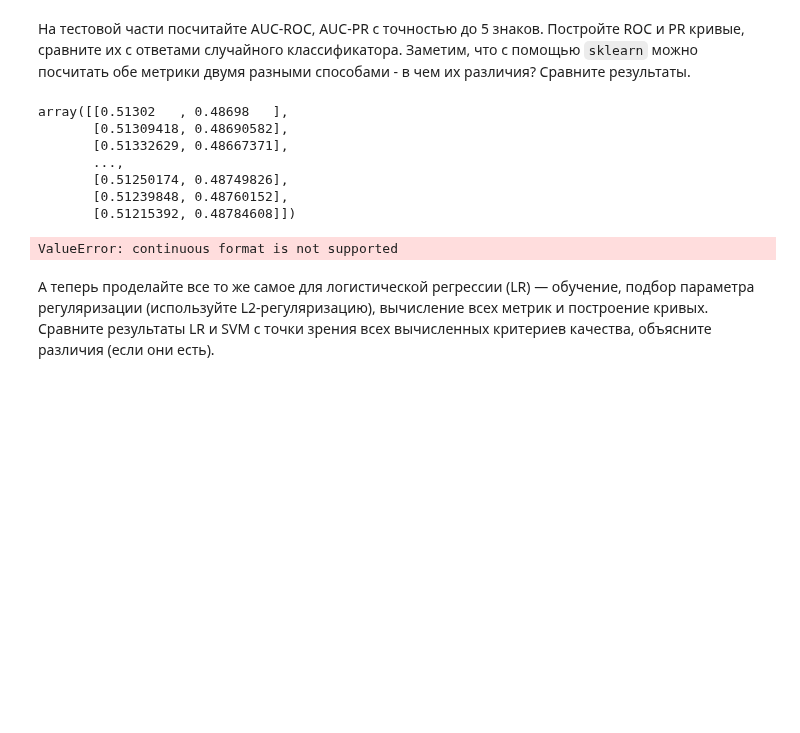
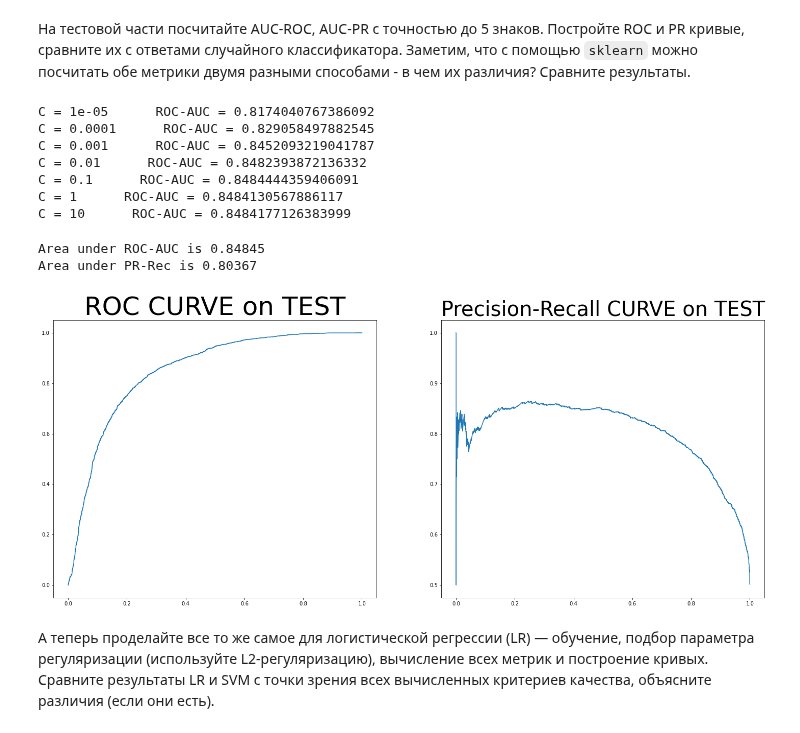
Before and after one commit to HeySlava/hse_course, a Jupyter notebook: homework4/homework-practice-04-classification.ipynb, the cells around one changed output. Cells and saved outputs as stored; diff of their text form; code cells hidden in the pictures; blank space fills up the shorter version.

Commit message:
task1 svm pr-rec curse and auc curve

```diff
--- a/homework4/homework-practice-04-classification.ipynb
+++ b/homework4/homework-practice-04-classification.ipynb
@@ -43,23 +43,27 @@ from sklearn.metrics import roc_auc_score, roc_curve, precision_recall_curve, au
 # %% [markdown]
 На тестовой части посчитайте AUC-ROC, AUC-PR с точностью до 5 знаков. Постройте ROC и PR кривые, сравните их с ответами случайного классификатора. Заметим, что с помощью `sklearn` можно посчитать обе метрики двумя разными способами - в чем их различия? Сравните результаты.
 # %%
-svc = SVC(kernel='linear', C=10**i, probability=True).fit(X_train_valid, y_train_valid)
+X_train_valid, X_test_valid, y_train_valid, y_test_valid = train_test_split(X_train, y_train, train_size=.2, random_state=32)
 
-svc.predict_proba(X_test_valid)
+for i in range(-5, 2):
+    svc = SVC(kernel='linear', C=10**i, probability=True).fit(X_train_valid, y_train_valid)
+    y_predict = svc.predict_proba(X_test_valid)[:, 1]
+    print('C =', 10**i, '     ROC-AUC =', roc_auc_score(y_test_valid, y_predict))
 # %% [output]
-array([[0.51302   , 0.48698   ],
-       [0.51309418, 0.48690582],
-       [0.51332629, 0.48667371],
-       ...,
-       [0.51250174, 0.48749826],
-       [0.51239848, 0.48760152],
-       [0.51215392, 0.48784608]])
+C = 1e-05      ROC-AUC = 0.8174040767386092
+C = 0.0001      ROC-AUC = 0.829058497882545
+C = 0.001      ROC-AUC = 0.8452093219041787
+C = 0.01      ROC-AUC = 0.8482393872136332
+C = 0.1      ROC-AUC = 0.8484444359406091
+C = 1      ROC-AUC = 0.8484130567886117
+C = 10      ROC-AUC = 0.8484177126383999
 # %%
-X_train_valid, X_test_valid, y_train_valid, y_test_valid = train_test_split(X_train, y_train, train_size=.2, random_state=32)
+svc = SVC(kernel='linear', C=0.1, probability=True).fit(X_train_valid, y_train_valid)
 
-for i in range(-5, 2):
-    svc = SVC(kernel='linear', C=10**i, probability=True).fit(X_train_valid, y_train_valid)
-    y_predict = svc.predict_proba(X_test_valid)[:, 1]
-    print(roc_auc_score(y_predict, y_test_valid))
+y_predict = svc.predict_proba(X_test_valid)[:, 1]
+
+print(f'Area under ROC-AUC is {roc_auc_score(y_test_valid, y_predict):.5f}')
+print(f'Area under PR-Rec is {average_precision_score(y_test_valid, y_predict):.5f}')
 # %% [output]
-ValueError: continuous format is not supported
+Area under ROC-AUC is 0.84845
+Area under PR-Rec is 0.80367
@@ -66,3 +83,16 @@ ValueError: continuous format is not supported
+# %%
+prc = precision_recall_curve(y_test_valid, y_predict)
+rc = roc_curve(y_test_valid, y_predict)
+
+f, ax = plt.subplots(nrows=1, ncols=2, figsize=(25, 10))
+
+ax[0].plot(rc[0], rc[1])
+ax[0].set_title('ROC CURVE on TEST', fontsize = 50)
+
+ax[1].plot(prc[1], prc[0])
+ax[1].set_title('Precision-Recall CURVE on TEST', fontsize = 40);
+# %% [output]
+[figure, added]
 # %% [markdown]
 А теперь проделайте все то же самое для логистической регрессии (LR) — обучение, подбор параметра регуляризации (используйте L2-регуляризацию), вычисление всех метрик и построение кривых. Сравните результаты LR и SVM с точки зрения всех вычисленных критериев качества, объясните различия (если они есть).
 # %%
```
Also changed, not shown: parts of 1 cell of this notebook.
